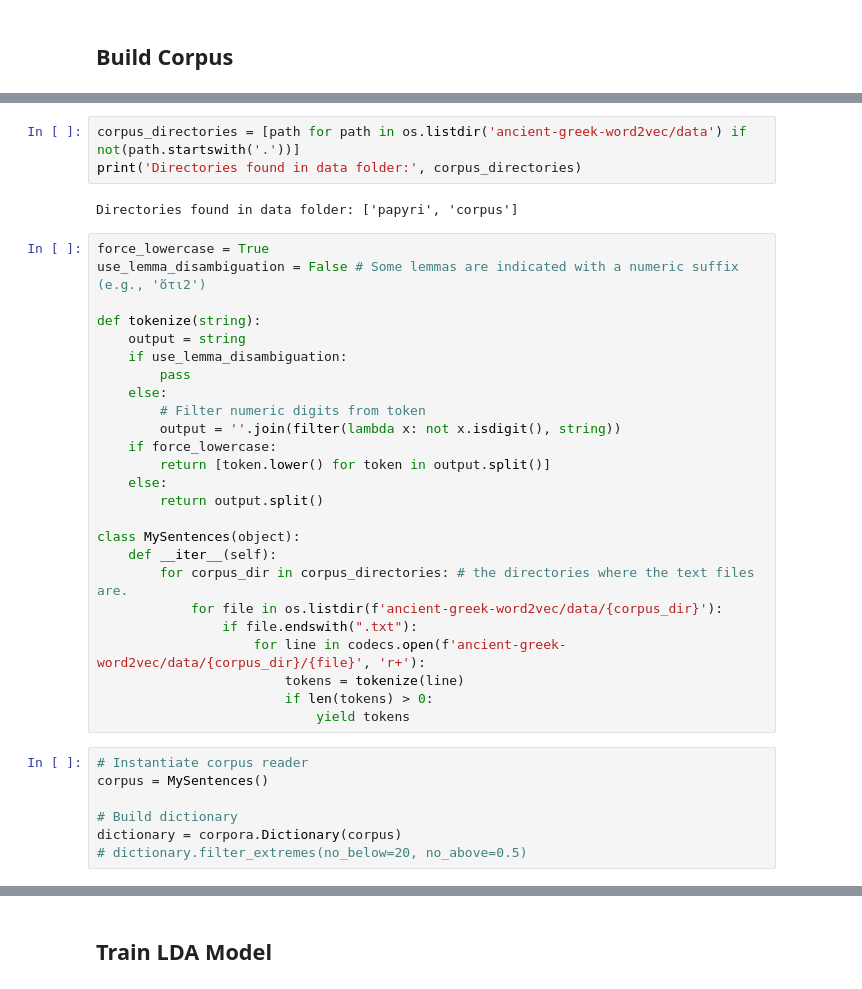
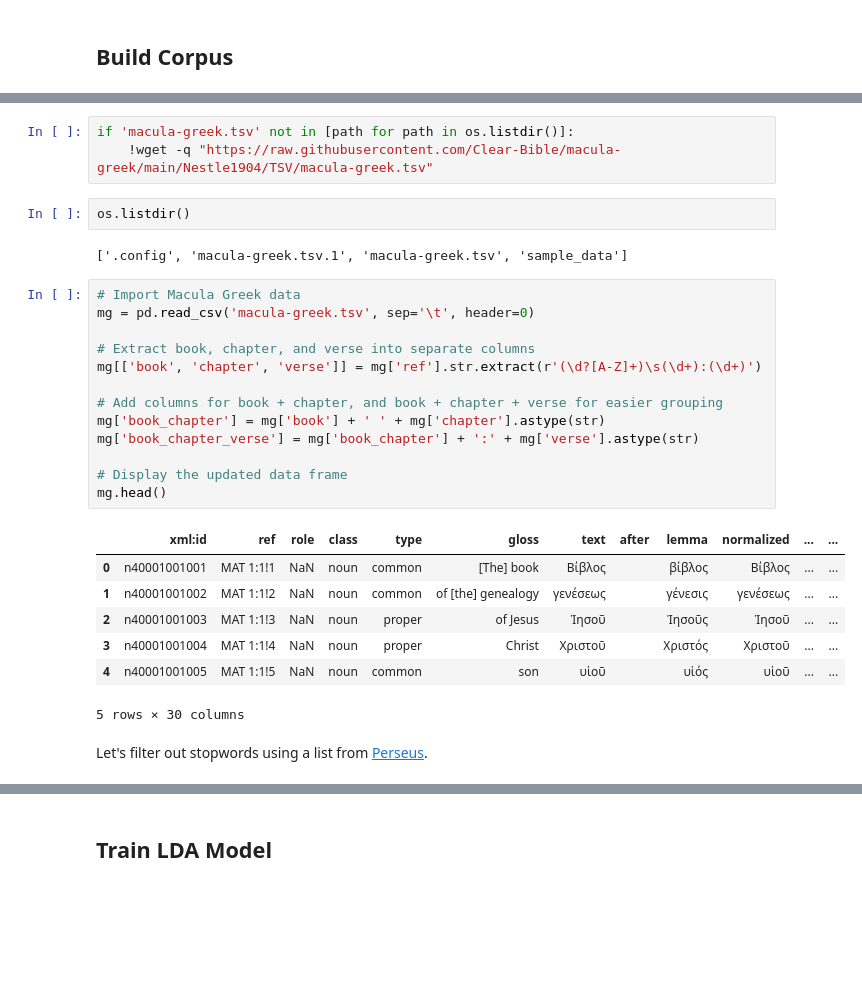
Before and after one commit to ryderwishart/biblical-machine-learning, a Jupyter notebook: topic_modelling.ipynb, the cells around one changed output, grey strips where cells are left out. Drawn from its saved outputs; the diff is of its cells as text; blank space fills up the shorter version.

Commit message:
Use NT books

```diff
--- a/topic_modelling.ipynb
+++ b/topic_modelling.ipynb
@@ -61,37 +40,30 @@ Updating files: 100% (35227/35227), done.
-# %%
-corpus_directories = [path for path in os.listdir('ancient-greek-word2vec/data') if not(path.startswith('.'))]
-print('Directories found in data folder:', corpus_directories)
-# %% [output]
-Directories found in data folder: ['papyri', 'corpus']
-# %%
-force_lowercase = True
-use_lemma_disambiguation = False # Some lemmas are indicated with a numeric suffix (e.g., 'ὅτι2')
-
-def tokenize(string):
-    output = string
-    if use_lemma_disambiguation:
-        pass
-    else:
-        # Filter numeric digits from token
-        output = ''.join(filter(lambda x: not x.isdigit(), string))
-    if force_lowercase:
-        return [token.lower() for token in output.split()]
-    else:
-        return output.split()
-
-class MySentences(object):
-    def __iter__(self):
-        for corpus_dir in corpus_directories: # the directories where the text files are.
-            for file in os.listdir(f'ancient-greek-word2vec/data/{corpus_dir}'):
-                if file.endswith(".txt"):
-                    for line in codecs.open(f'ancient-greek-word2vec/data/{corpus_dir}/{file}', 'r+'):
-                        tokens = tokenize(line)
-                        if len(tokens) > 0:
-                            yield tokens
-# %%
-# Instantiate corpus reader
-corpus = MySentences()
-
-# Build dictionary
-dictionary = corpora.Dictionary(corpus)
-# dictionary.filter_extremes(no_below=20, no_above=0.5)
+# %%
+if 'macula-greek.tsv' not in [path for path in os.listdir()]:
+    !wget -q "https://raw.githubusercontent.com/Clear-Bible/macula-greek/main/Nestle1904/TSV/macula-greek.tsv"
+# %%
+os.listdir()
+# %% [output]
+['.config', 'macula-greek.tsv.1', 'macula-greek.tsv', 'sample_data']
+# %%
+# Import Macula Greek data
+mg = pd.read_csv('macula-greek.tsv', sep='\t', header=0)
+
+# Extract book, chapter, and verse into separate columns
+mg[['book', 'chapter', 'verse']] = mg['ref'].str.extract(r'(\d?[A-Z]+)\s(\d+):(\d+)')
+
+# Add columns for book + chapter, and book + chapter + verse for easier grouping
+mg['book_chapter'] = mg['book'] + ' ' + mg['chapter'].astype(str)
+mg['book_chapter_verse'] = mg['book_chapter'] + ':' + mg['verse'].astype(str)
+
+# Display the updated data frame
+mg.head()
+# %% [output]
+|  | xml:id | ref | role | class | type | gloss | text | after | lemma | normalized | ... | ... |
+| 0 | n40001001001 | MAT 1:1!1 | NaN | noun | common | [The] book | Βίβλος |  | βίβλος | Βίβλος | ... | ... |
+| 1 | n40001001002 | MAT 1:1!2 | NaN | noun | common | of [the] genealogy | γενέσεως |  | γένεσις | γενέσεως | ... | ... |
+| 2 | n40001001003 | MAT 1:1!3 | NaN | noun | proper | of Jesus | Ἰησοῦ |  | Ἰησοῦς | Ἰησοῦ | ... | ... |
+| 3 | n40001001004 | MAT 1:1!4 | NaN | noun | proper | Christ | Χριστοῦ |  | Χριστός | Χριστοῦ | ... | ... |
+| 4 | n40001001005 | MAT 1:1!5 | NaN | noun | common | son | υἱοῦ |  | υἱός | υἱοῦ | ... | ... |
+5 rows × 30 columns
+# %% [markdown]
+Let's filter out stopwords using a list from [Perseus](https://wiki.digitalclassicist.org/Stopwords_for_Greek_and_Latin).
```
Also changed, not shown: parts of 16 cells of this notebook.
